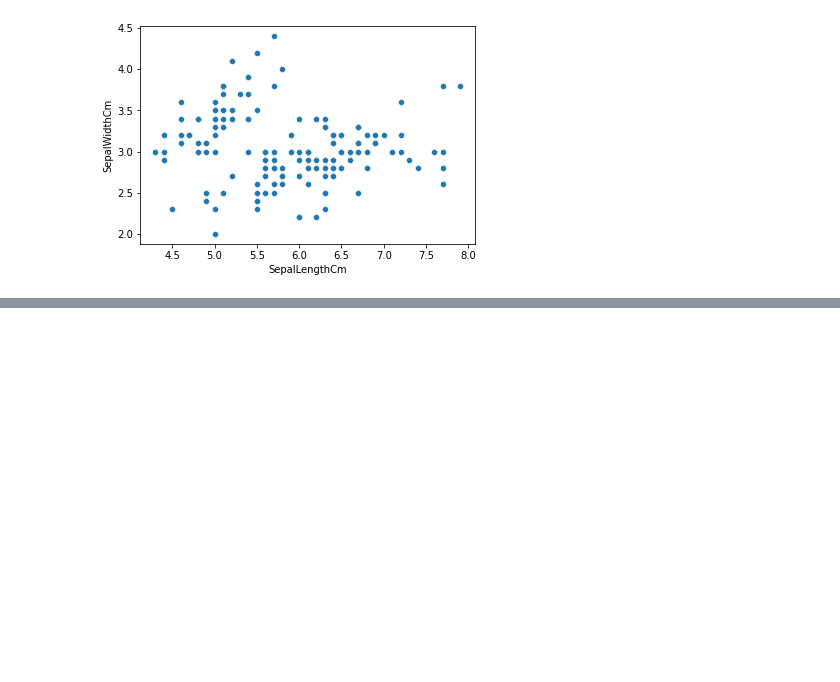
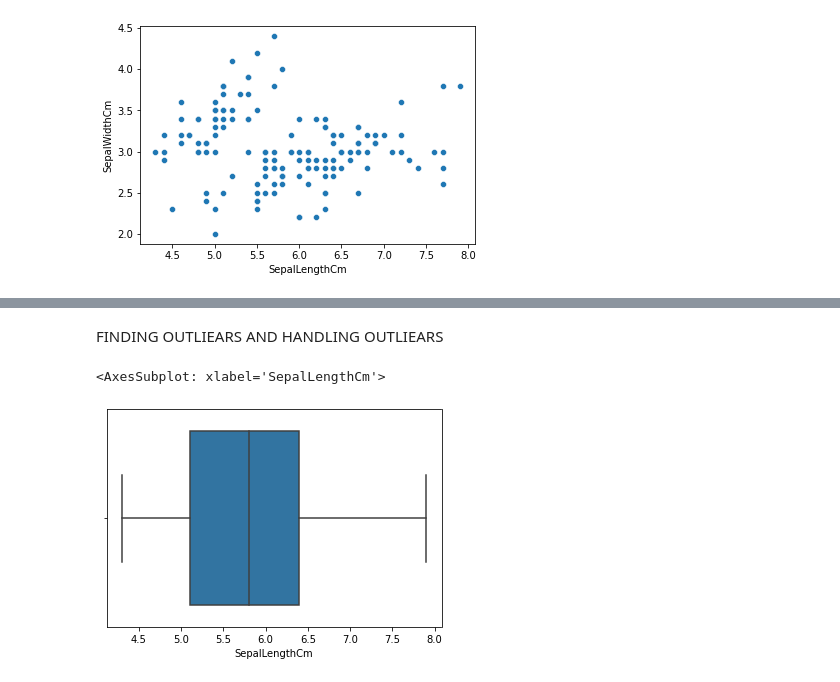
Before and after one commit to shashank0092/Small-ML-Projects, a Jupyter notebook: Irish Project/IrishAnaylstic.ipynb, the cells around one changed output, grey strips where cells are left out. Cells and saved outputs as stored; diff of their text form; code cells hidden in the pictures; blank space fills up the shorter version.

```diff
--- a/Irish Project/IrishAnaylstic.ipynb
+++ b/Irish Project/IrishAnaylstic.ipynb
@@ -98,0 +106,3 @@ plt.show()
+# %%
+df.isnull().sum()
+df.dropna(inplace=True)
@@ -98,0 +111,10 @@ plt.show()
+# %%
+df.duplicated().sum()
+df.drop_duplicates(inplace=True)
+# %% [markdown]
+FINDING OUTLIEARS AND HANDLING OUTLIEARS
+# %%
+sns.boxplot(x=df["SepalLengthCm"])
+# %% [output]
+<AxesSubplot: xlabel='SepalLengthCm'>
+[figure, added]
```
Also changed, not shown: parts of 8 cells of this notebook.
